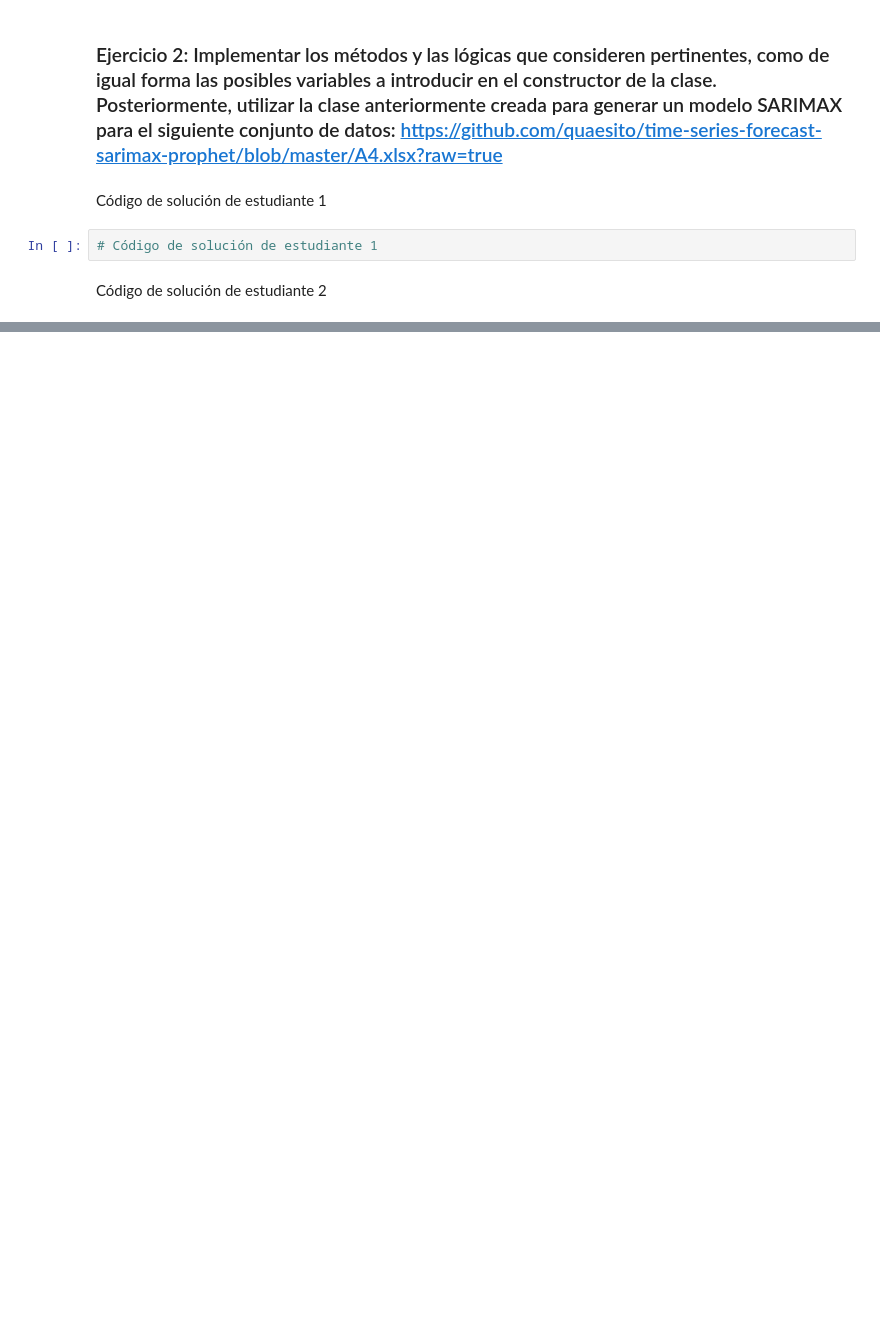
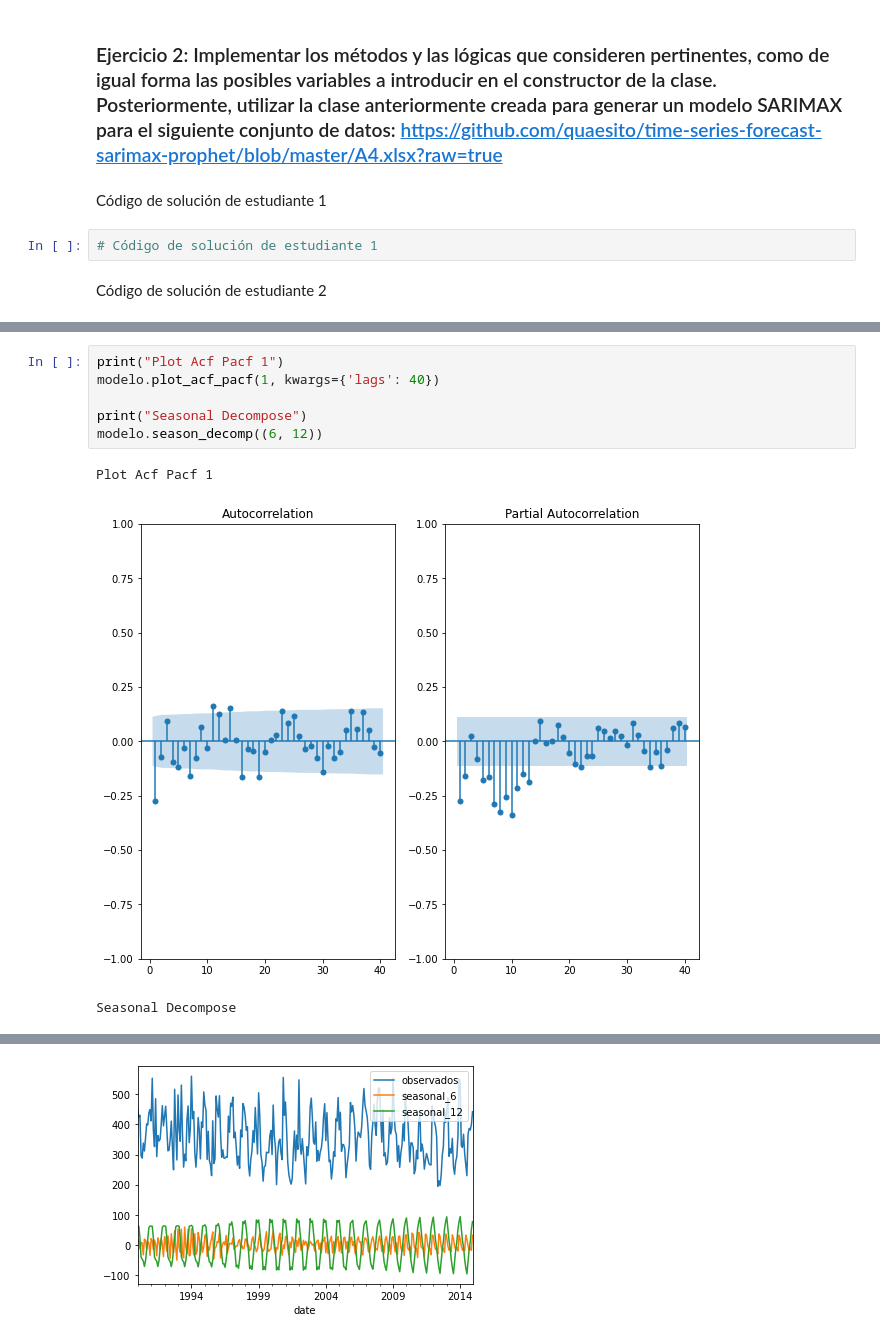
Before and after one commit to xagallegos/ProyectoConjunto_XGallegos_CERodriguez, a Jupyter notebook: Tarea3.ipynb, the cells around one changed output, grey strips where cells are left out. Drawn from its saved outputs; the diff is of its cells as text; blank space fills up the shorter version.

```diff
--- a/Tarea3.ipynb
+++ b/Tarea3.ipynb
@@ -43,0 +266,10 @@ Código de solución de estudiante 2
+# %%
+print("Plot Acf Pacf 1")
+modelo.plot_acf_pacf(1, kwargs={'lags': 40})
+
+print("Seasonal Decompose")
+modelo.season_decomp((6, 12))
+# %% [output]
+Plot Acf Pacf 1
+[figure, added]
+Seasonal Decompose
@@ -43,0 +277 @@ Código de solución de estudiante 2
+[figure, added]
```
Also changed, not shown: parts of 14 cells of this notebook.
